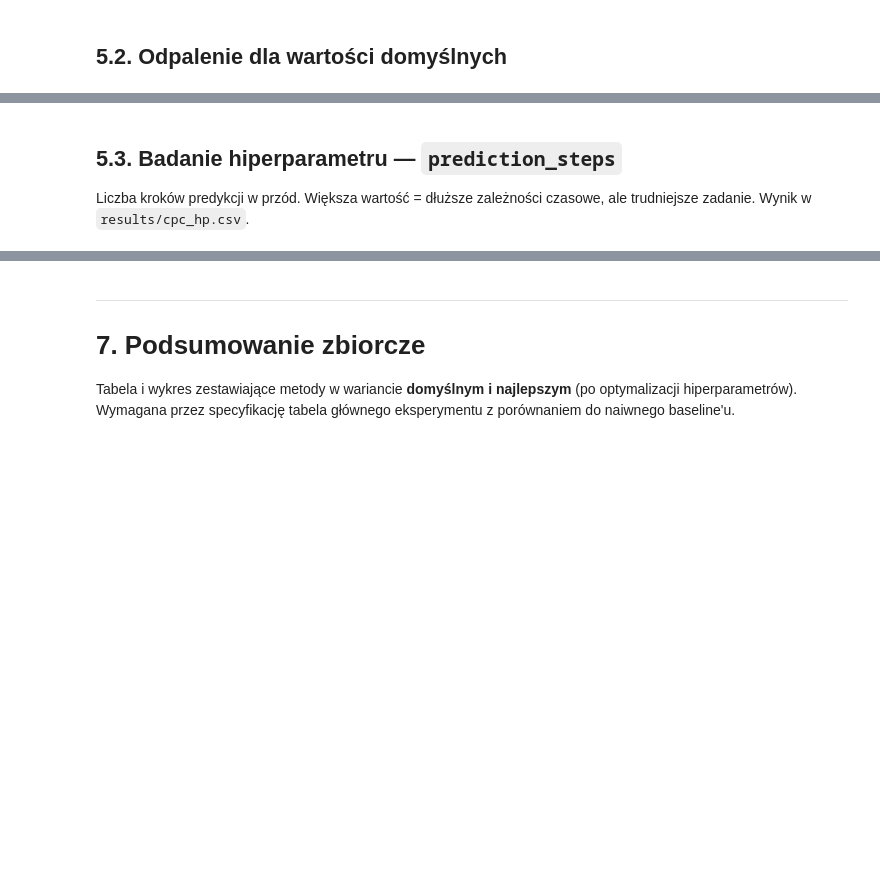
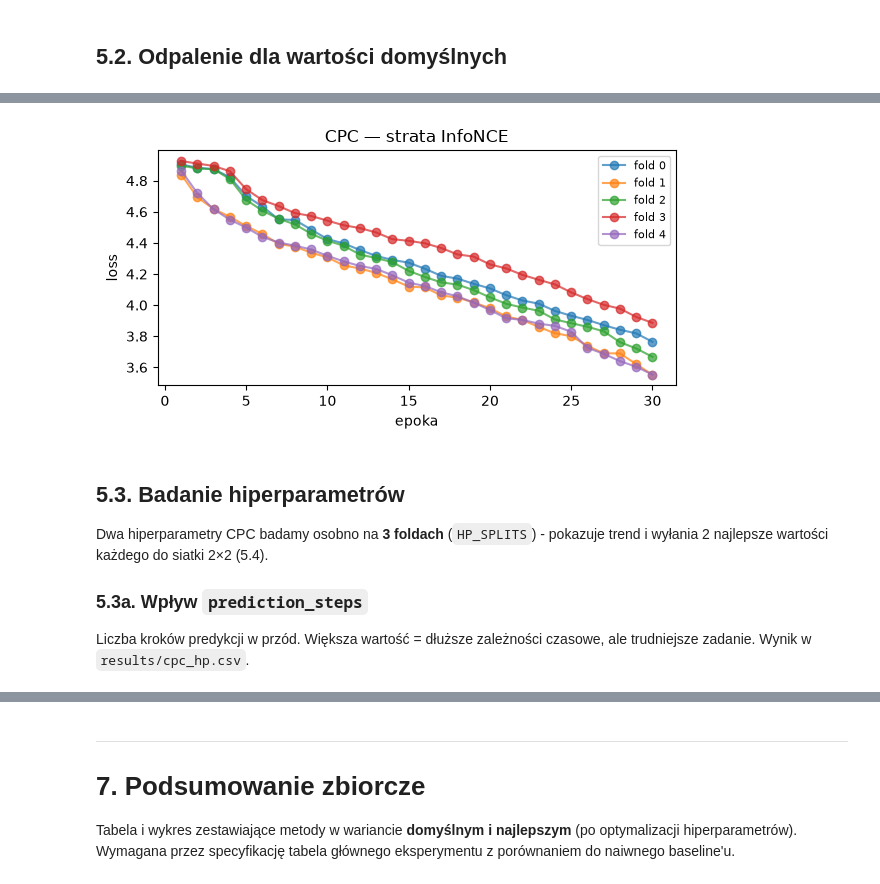
Before and after one commit to Filpus/Alzheimer-classifier, a Jupyter notebook: notebooks/Final_Report.ipynb, the cells around one changed output, grey strips where cells are left out. Cells and saved outputs as stored; diff of their text form; code cells hidden in the pictures; blank space fills up the shorter version.

```diff
--- a/notebooks/Final_Report.ipynb
+++ b/notebooks/Final_Report.ipynb
@@ -381,9 +516,14 @@ print(f'\nCPC (domyślny) | Acc {fmt(cpc_acc)} | AUC {fmt(cpc_auc)}  ({time.time
 # %%
-plot_hist(cpc_hist, 'CPC — strata InfoNCE',
-          'Wczytano gotowe wyniki — brak historii treningu (ustaw LOAD_PRETRAINED=False, by ją zobaczyć).')
+plot_hist(cpc_hist, 'CPC - strata InfoNCE',
+          'Wczytano gotowe wyniki - brak historii treningu (ustaw LOAD_PRETRAINED=False, by ją zobaczyć).')
+# %% [output]
+[figure, added]
 # %% [markdown]
-## 5.3. Badanie hiperparametru — `prediction_steps`
+## 5.3. Badanie hiperparametrów
 
+Dwa hiperparametry CPC badamy osobno na **3 foldach** (`HP_SPLITS`) - pokazuje trend i wyłania 2 najlepsze wartości każdego do siatki 2×2 (5.4).
+
+### 5.3a. Wpływ `prediction_steps`
 Liczba kroków predykcji w przód. Większa wartość = dłuższe zależności czasowe, ale trudniejsze zadanie. Wynik w `results/cpc_hp.csv`.
 # %%
 cpc_hp_df = hp_study(lambda C, T, **p: CPCModel(C, T, **p),
```
Also changed, not shown: parts of 48 cells of this notebook, 24 other files.
